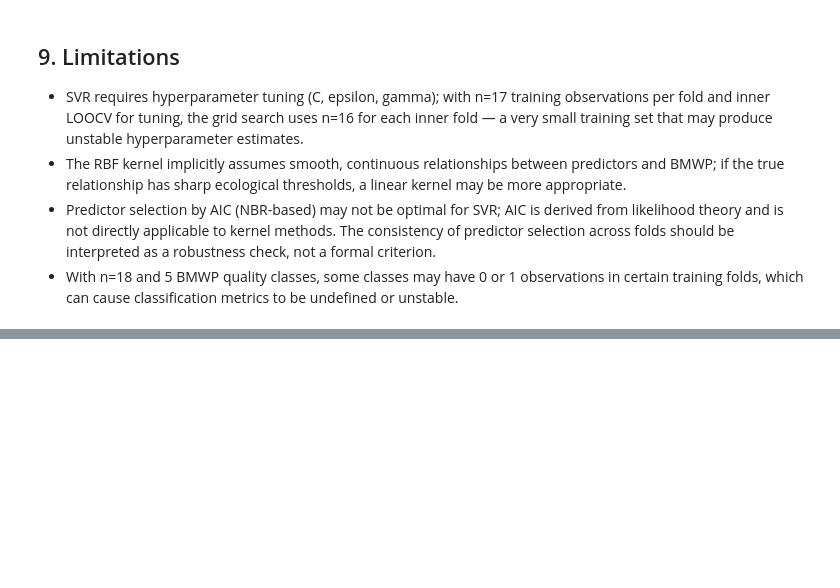
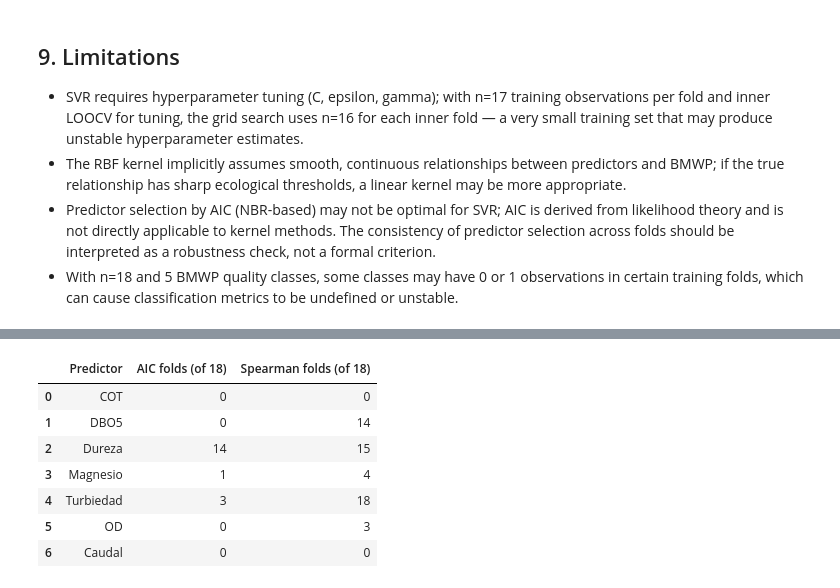
Before and after one commit to saulo1112/cali-river-biomonitoring, a Jupyter notebook: notebooks/05_svr_bmwp/05_svr_bmwp.ipynb, the cells around one changed output, grey strips where cells are left out. Drawn from its saved outputs; the diff is of its cells as text; code cells hidden in the pictures; blank space fills up the shorter version.

```diff
--- a/notebooks/05_svr_bmwp/05_svr_bmwp.ipynb
+++ b/notebooks/05_svr_bmwp/05_svr_bmwp.ipynb
@@ -501,0 +518,76 @@ plt.tight_layout(); plt.savefig("../../outputs/svr_bmwp_hyperparameters.png", dp
+# %%
+# ── Spearman selection helper ──────────────────────────────────────────────────
+def select_by_spearman(train_df, candidates, response):
+    rs_abs = {c: abs(spearmanr(train_df[c], train_df[response])[0]) for c in candidates}
+    sorted_preds = sorted(rs_abs, key=rs_abs.get, reverse=True)
+    passing = [p for p in sorted_preds if rs_abs[p] >= 0.3]
+    if len(passing) < 2:
+        return sorted_preds[:2]
+    if len(passing) > 3:
+        return sorted_preds[:3]
+    return passing
+
+# ── Spearman-based nested LOOCV (same pipeline and grid as the AIC version above)
+yt_sp, yp_sp, sel_sp = [], [], []
+for train_idx, test_idx in LeaveOneOut().split(df[candidate_predictors].values):
+    df_tr, df_te = df.iloc[train_idx], df.iloc[test_idx]
+    sel_f = select_by_spearman(df_tr, candidate_predictors, 'BMWP')
+    sel_sp.append(sel_f)
+    X_tr, y_tr = df_tr[sel_f].values, df_tr['BMWP'].values
+    X_te, y_te = df_te[sel_f].values, df_te['BMWP'].values
+    g = GridSearchCV(build_svr_pipeline(), param_grid, cv=LeaveOneOut(),
+                     scoring='neg_mean_absolute_error', n_jobs=-1)
+    g.fit(X_tr, y_tr)
+    yp_sp.append(float(g.best_estimator_.predict(X_te)[0]))
+    yt_sp.append(float(y_te[0]))
+print(f"Spearman nested LOOCV complete (ε-SVR): {len(yt_sp)} folds.")
+
+# ── Regression + classification metrics (Spearman selection) ──────────────────
+yt_sp_arr = np.array(yt_sp, dtype=float);  yp_sp_arr = np.array(yp_sp, dtype=float)
+mae_sp   = mean_absolute_error(yt_sp_arr, yp_sp_arr)
+rmse_sp  = float(np.sqrt(np.mean((yt_sp_arr - yp_sp_arr) ** 2)))
+r2_sp    = r2_score(yt_sp_arr, yp_sp_arr)
+rs_sp, _ = spearmanr(yt_sp_arr, yp_sp_arr)
+sp_tc, sp_pc = to_classes(yt_sp, yp_sp)
+kappa_sp = cohen_kappa_score(sp_tc, sp_pc)
+acc_sp   = accuracy_score(sp_tc, sp_pc)
+modal_sp = Counter(tuple(sorted(s)) for s in sel_sp).most_common(1)[0]
+pfreq_sp = {p: sum(1 for s in sel_sp if p in s) for p in candidate_predictors}
+
+# ── Predictor stability table ──────────────────────────────────────────────────
+stab_svr = pd.DataFrame({
+    'Predictor':               candidate_predictors,
+    'AIC folds (of 18)':      [pred_freq.get(p, 0) for p in candidate_predictors],
+    'Spearman folds (of 18)': [pfreq_sp[p]          for p in candidate_predictors],
+})
+print("=== Predictor Stability: AIC vs Spearman (ε-SVR, BMWP) ===")
+display(stab_svr)
+print(f"Modal AIC set:      {modal_set[0]}  ×{modal_set[1]}/18")
+print(f"Modal Spearman set: {modal_sp[0]}  ×{modal_sp[1]}/18")
+print(f"Modal set changed:  {set(modal_set[0]) != set(modal_sp[0])}")
+
+# ── Side-by-side comparison table ─────────────────────────────────────────────
+display(Markdown(
+    '| Model | Selection | Spearman rs | MAE | RMSE | R² | Accuracy | Kappa | Notes |\n'
+    '|-------|-----------|-------------|-----|------|----|----------|-------|-------|\n'
+    f'| ε-SVR | AIC      | {rs_svr:.3f} | {mae_svr:.2f} | {rmse_svr:.2f} | {r2_svr:.3f}'
+    f' | {acc_svr:.3f} | {kappa_svr:.3f} | modal: {"+".join(modal_set[0])} ×{modal_set[1]} |\n'
+    f'| ε-SVR | Spearman | {rs_sp:.3f}  | {mae_sp:.2f}  | {rmse_sp:.2f}  | {r2_sp:.3f}'
+    f'  | {acc_sp:.3f}  | {kappa_sp:.3f}  | modal: {"+".join(modal_sp[0])} ×{modal_sp[1]} |'
+))
+
+# ── Export sensitivity CSV ─────────────────────────────────────────────────────
+pd.DataFrame([
+    {'model': 'ε-SVR', 'target': 'BMWP', 'selection_criterion': 'AIC',
+     'validation': 'Nested LOOCV', 'accuracy': round(acc_svr, 3), 'kappa': round(kappa_svr, 3),
+     'mae': round(mae_svr, 2), 'rmse': round(rmse_svr, 2), 'r2': round(r2_svr, 3),
+     'spearman_rs': round(rs_svr, 3), 'modal_predictors': '+'.join(modal_set[0]),
+     'predictor_stability': f"{modal_set[1]}/18"},
+    {'model': 'ε-SVR', 'target': 'BMWP', 'selection_criterion': 'Spearman',
+     'validation': 'Nested LOOCV', 'accuracy': round(acc_sp, 3), 'kappa': round(kappa_sp, 3),
+     'mae': round(mae_sp, 2), 'rmse': round(rmse_sp, 2), 'r2': round(r2_sp, 3),
+     'spearman_rs': round(rs_sp, 3), 'modal_predictors': '+'.join(modal_sp[0]),
+     'predictor_stability': f"{modal_sp[1]}/18"},
+]).to_csv("../../outputs/sensitivity_svr_aic_vs_spearman.csv", index=False)
+print("Saved outputs/sensitivity_svr_aic_vs_spearman.csv")
+# %% [output]
@@ -501,0 +596,8 @@ plt.tight_layout(); plt.savefig("../../outputs/svr_bmwp_hyperparameters.png", dp
+|  | Predictor | AIC folds (of 18) | Spearman folds (of 18) |
+| 0 | COT | 0 | 0 |
+| 1 | DBO5 | 0 | 14 |
+| 2 | Dureza | 14 | 15 |
+| 3 | Magnesio | 1 | 4 |
+| 4 | Turbiedad | 3 | 18 |
+| 5 | OD | 0 | 3 |
+| 6 | Caudal | 0 | 0 |
```
Also changed, not shown: parts of 3 cells of this notebook, 21 other files.
